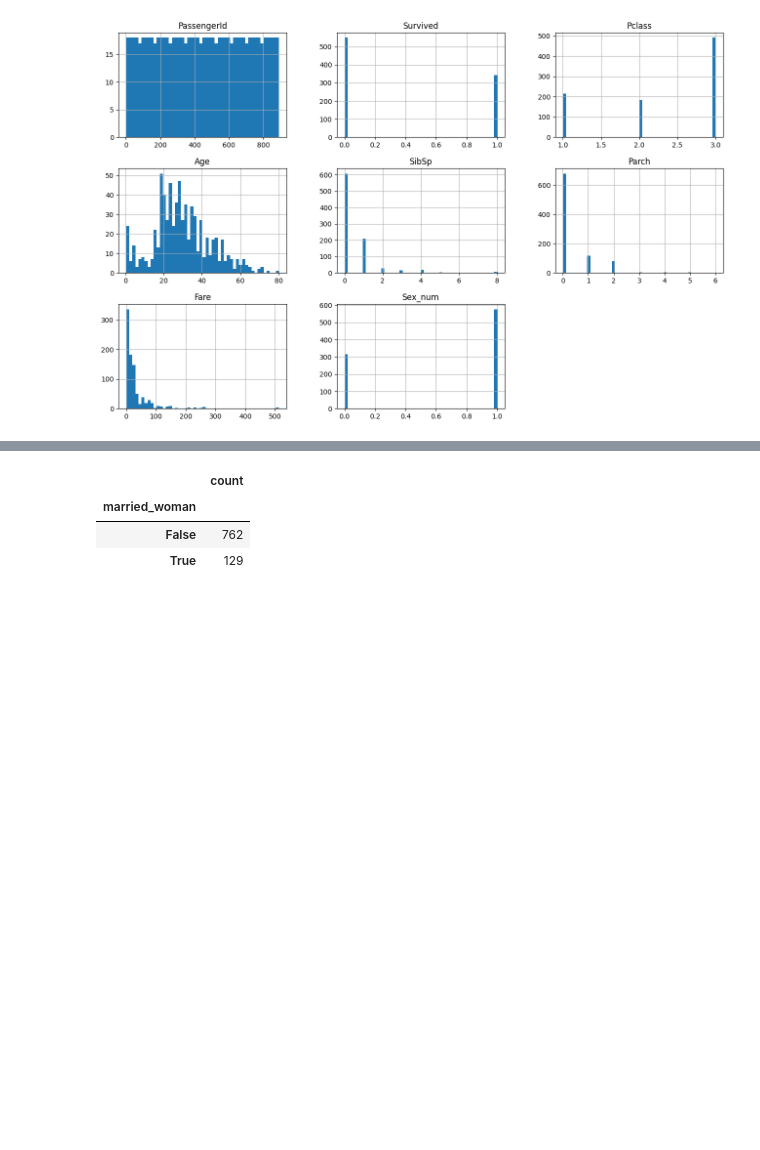
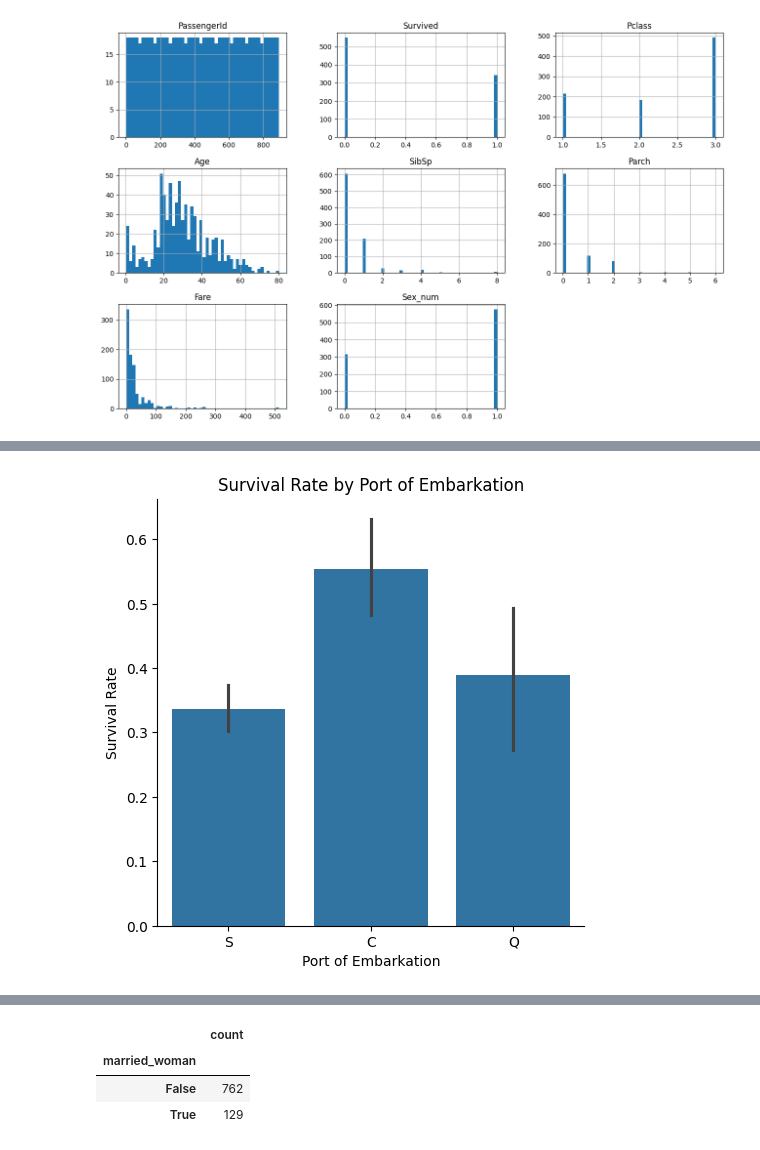
Before and after one commit to AbigailDerton/titanic-ml, a Jupyter notebook: Titanic_Survival_Kaggle.ipynb, the cells around one changed output, grey strips where cells are left out. Cells and saved outputs as stored; diff of their text form; code cells hidden in the pictures; blank space fills up the shorter version.

```diff
--- a/Titanic_Survival_Kaggle.ipynb
+++ b/Titanic_Survival_Kaggle.ipynb
@@ -163,0 +183,8 @@ Sex is clearly an important indicator of survival. What about married status? We
+# %%
+sns.catplot(data=train_set, x="Embarked", y="Survived", kind="bar")
+plt.xlabel("Port of Embarkation")
+plt.ylabel("Survival Rate")
+plt.title("Survival Rate by Port of Embarkation")
+plt.show()
+# %% [output]
+[figure, added]
```
Also changed, not shown: parts of 45 cells of this notebook.
